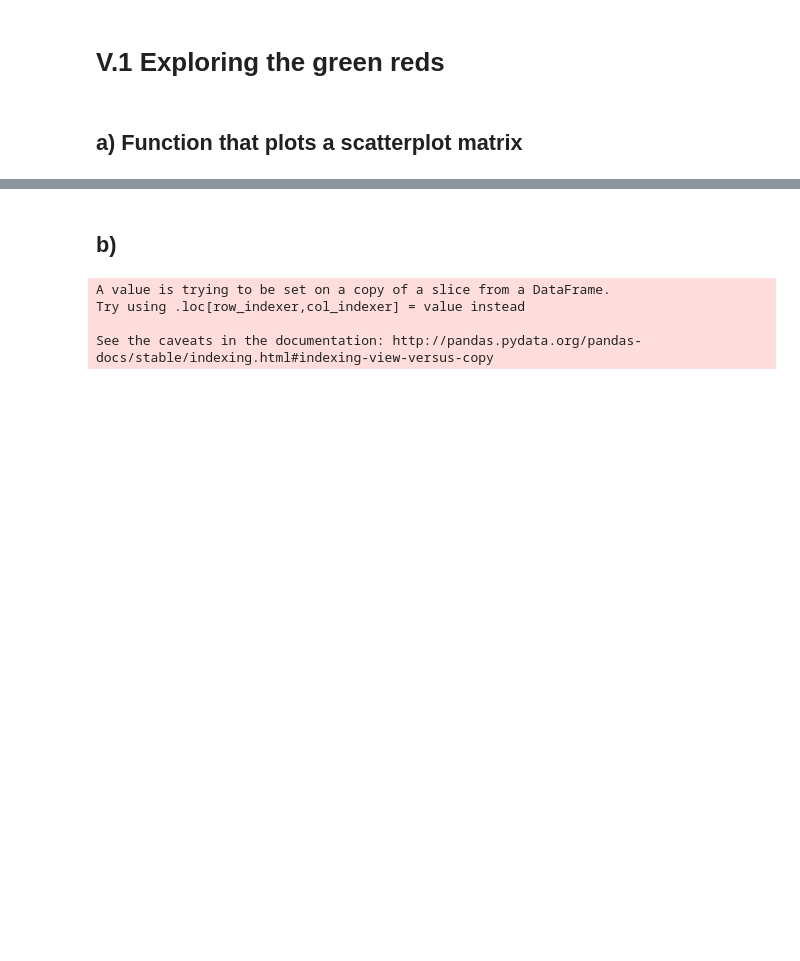
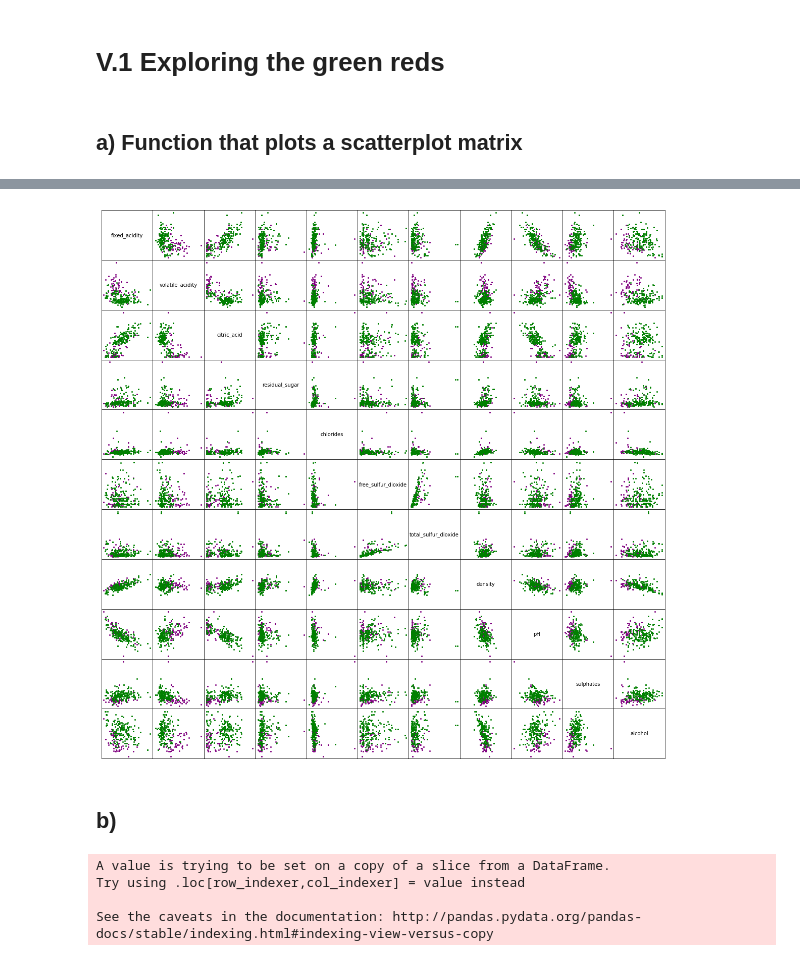
Before and after one commit to VoronaMV/ft_sommilier, a Jupyter notebook: ft_sommilier.ipynb, the cells around one changed output, grey strips where cells are left out. Drawn from its saved outputs; the diff is of its cells as text; code cells hidden in the pictures; blank space fills up the shorter version.

```diff
--- a/ft_sommilier.ipynb
+++ b/ft_sommilier.ipynb
@@ -32,19 +42,17 @@ red_wine_data.head()
 # %%
 def plot_scatter_matrix(wine_data, good_threshold, bad_threshold, save_plot=False):
     features = ['fixed_acidity', 'volatile_acidity', 'citric_acid', 'quality']
+    features = wine_data.columns
     features_amount = len(features) - 1
 
     data = wine_data[features]
-    data = data[(data['quality'] >= good_threshold) | (data['quality'] <= bad_threshold)]
-
     good_wines = data[data['quality'] >= good_threshold]
     bad_wines = data[data['quality'] <= bad_threshold]
 
-    fig, axes = plt.subplots(nrows=features_amount, ncols=features_amount, figsize=(12,12))
+    fig, axes = plt.subplots(nrows=features_amount, ncols=features_amount, figsize=(20,20))
     fig.subplots_adjust(hspace=0.0, wspace=0.0)
 
     for axis in axes.flat:
-        pass
         # Hide all ticks and labels
         axis.xaxis.set_visible(False)
         axis.yaxis.set_visible(False)
@@ -52,11 +60,11 @@ def plot_scatter_matrix(wine_data, good_threshold, bad_threshold, save_plot=Fals
     for i in range(features_amount):
         for j in range(features_amount):
             if i == j:
-#                 axes[i, j].text(0.5, 0.5, features[i], ha='center', va='center')
-                axes[i, i].annotate(features[i], (0.5, 0.5), xycoords='axes fraction', ha='center', va='center')
+                axes[i, j].annotate(good_wines.columns[i], (0.5, 0.5), xycoords='axes fraction', ha='center', va='center')
             else:
-                axes[i, j].scatter(good_wines.iloc[:, j], good_wines.iloc[:, i], color='green', marker='o', s=6)
-                axes[i, j].scatter(bad_wines.iloc[:, j], bad_wines.iloc[:, i], color='purple', marker='o', s=6)
+                axes[i, j].scatter(bad_wines.iloc[:, j], bad_wines.iloc[:, i], color='purple', marker='o', s=4)
+                axes[i, j].scatter(good_wines.iloc[:, j], good_wines.iloc[:, i], color='green', marker='o', s=4)
     plt.show()
     if save_plot:
         fig.savefig('figure.png')
+    return good_wines, bad_wines
@@ -71,3 +83,8 @@ plot_scatter_matrix(red_wine_data, 8, 3)
+# %%
+g, b = plot_scatter_matrix(red_wine_data, 7, 4)
+# b.head(200)
+# %% [output]
+[figure, added]
 # %% [markdown]
 ## b)
 # %%
```
Also changed, not shown: parts of 15 cells of this notebook.
